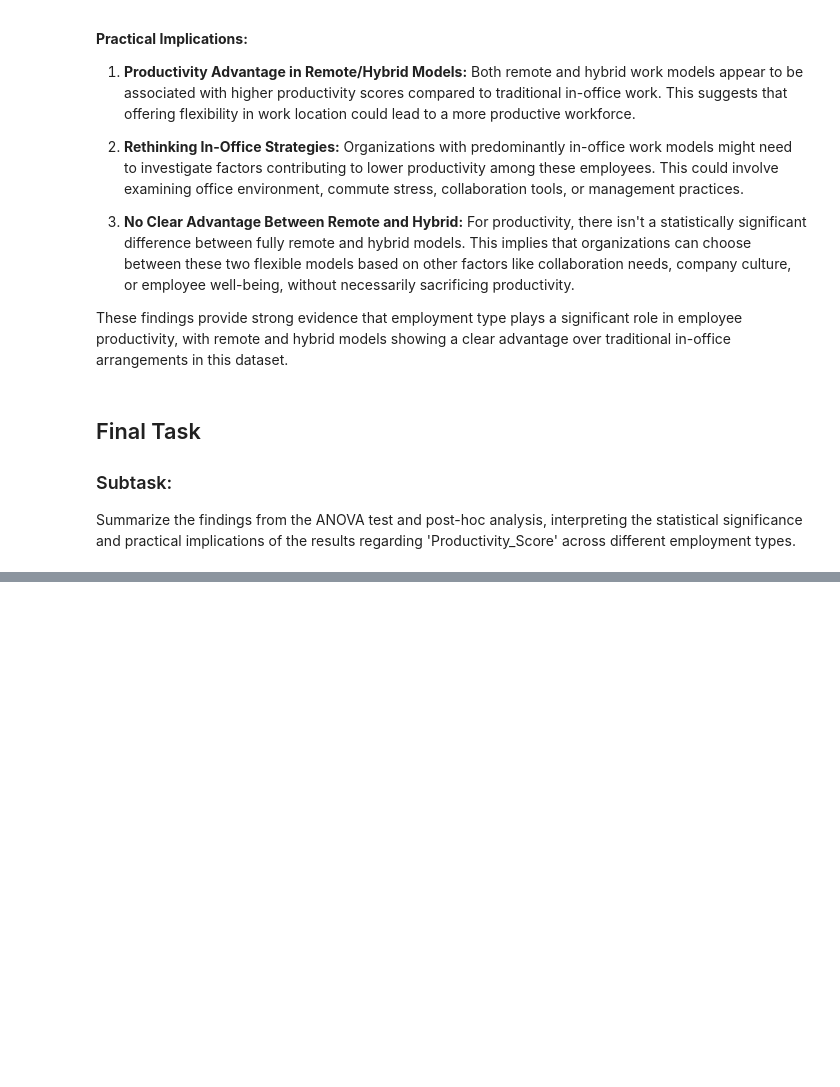
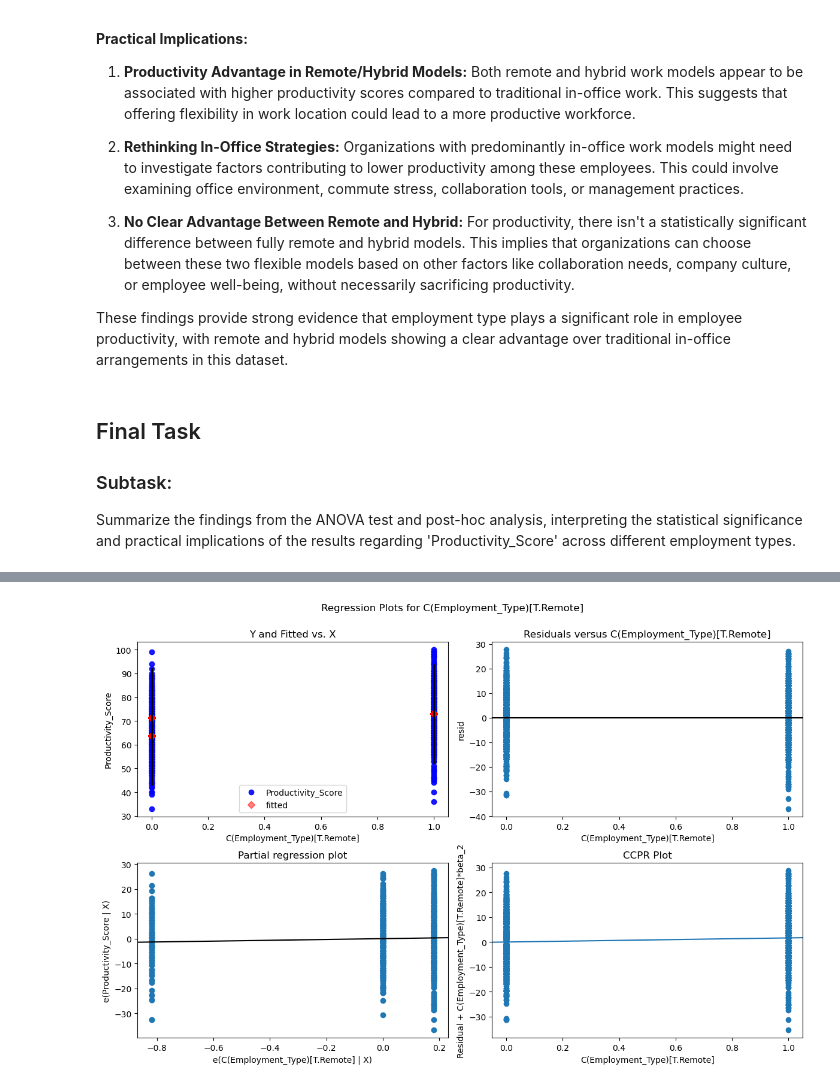
Before and after one commit to Mehar-shan/Analyzing-Remote-Work-Productivity-using-t-Test-and-ANOVA, a Jupyter notebook: final_code.ipynb, the cells around one changed output, grey strips where cells are left out. Saved outputs shown, nothing was run; the diff lists cells and outputs as text; code cells hidden in the pictures; blank space fills up the shorter version.

Commit message:
regression analysis

```diff
--- a/final_code.ipynb
+++ b/final_code.ipynb
@@ -394,0 +391,4 @@ The ANOVA test and post-hoc analysis revealed statistically significant differen
+# %%
+# now impliment thr linear regression model
+model = smf.ols('Productivity_Score ~ C(Employment_Type)', data=df).fit()
+print(model.summary())
@@ -394,0 +413,7 @@ The ANOVA test and post-hoc analysis revealed statistically significant differen
+# %%
+# evaluate assumptions of linear regression
+import statsmodels.api as sm
+sm.graphics.plot_regress_exog(model, 'C(Employment_Type)[T.Remote]', fig=plt.figure(figsize=(12,8)))
+plt.show()
+# %% [output]
+[figure, added]
```
Also changed, not shown: parts of 10 cells of this notebook.
